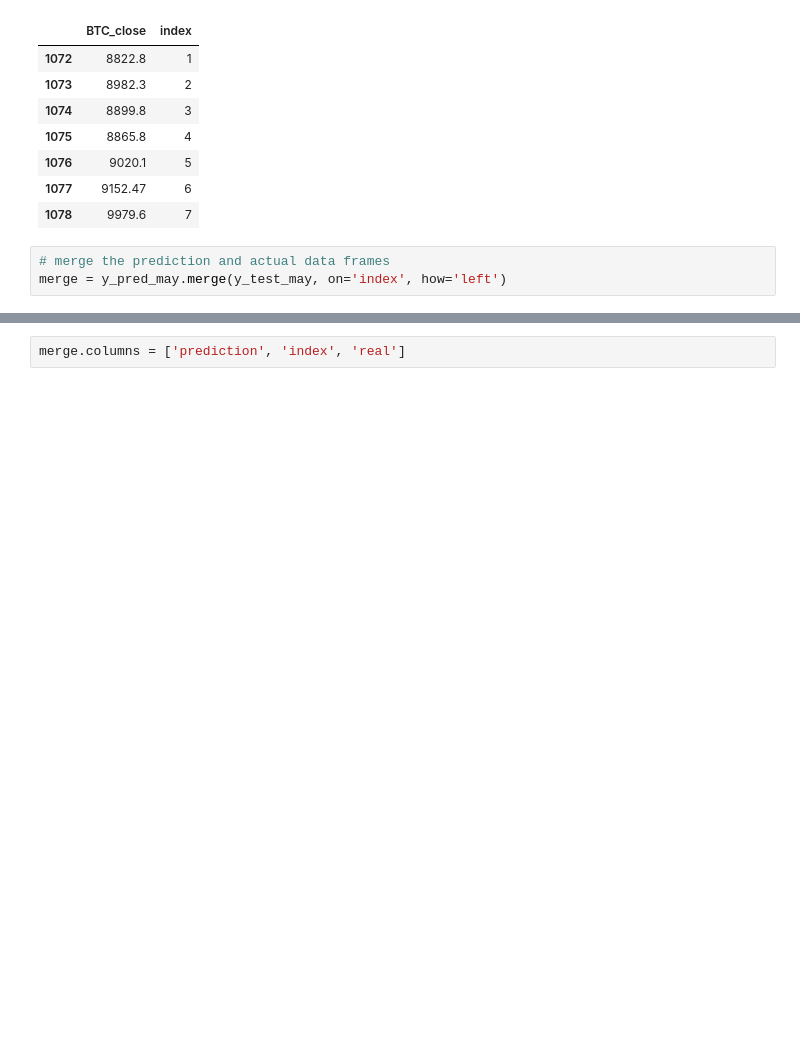
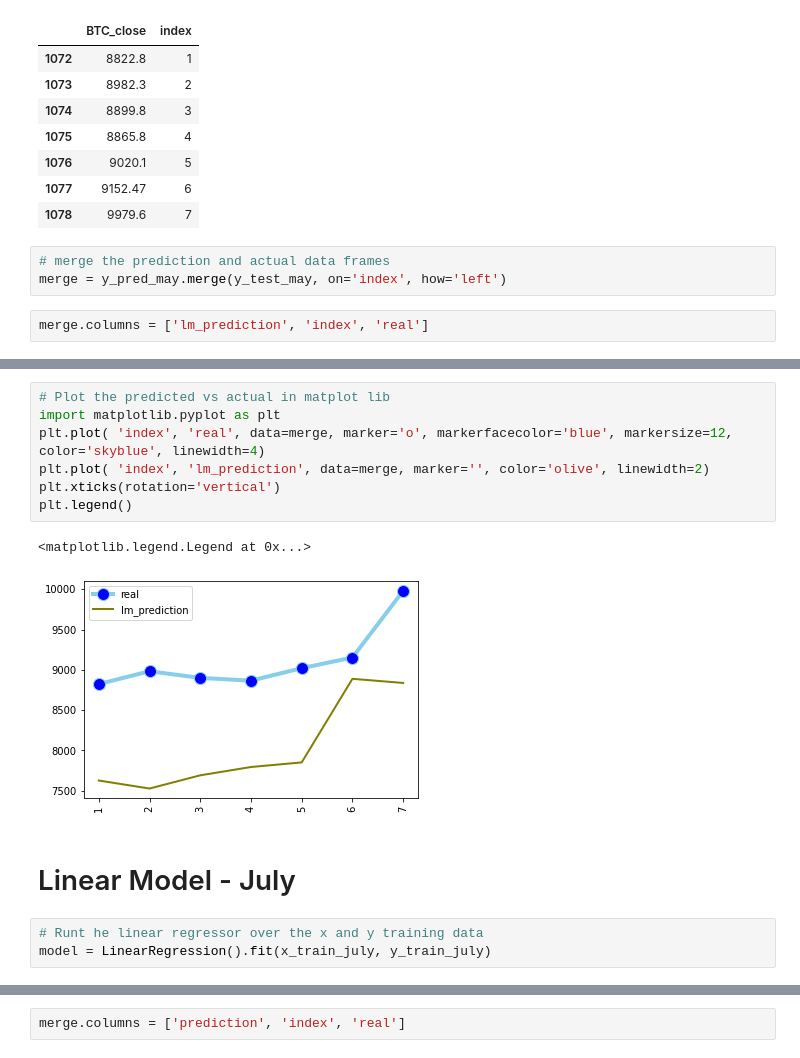
Before and after one commit to DonaldTurton/iLab2, a Jupyter notebook: Mdoelling_1.ipynb, the cells around one changed output, grey strips where cells are left out. Cells and saved outputs as stored; diff of their text form; blank space fills up the shorter version.

```diff
--- a/Mdoelling_1.ipynb
+++ b/Mdoelling_1.ipynb
@@ -374,3 +374,5 @@ y_test_may
 # %%
 # merge the prediction and actual data frames
 merge = y_pred_may.merge(y_test_may, on='index', how='left')
+# %%
+merge.columns = ['lm_prediction', 'index', 'real']
@@ -376,0 +403,15 @@ merge = y_pred_may.merge(y_test_may, on='index', how='left')
+# %%
+# Plot the predicted vs actual in matplot lib
+import matplotlib.pyplot as plt
+plt.plot( 'index', 'real', data=merge, marker='o', markerfacecolor='blue', markersize=12, color='skyblue', linewidth=4)
+plt.plot( 'index', 'lm_prediction', data=merge, marker='', color='olive', linewidth=2)
+plt.xticks(rotation='vertical')
+plt.legend()
+# %% [output]
+<matplotlib.legend.Legend at 0x...>
+[figure, added]
+# %% [markdown]
+# Linear Model - July
+# %%
+# Runt he linear regressor over the x and y training data
+model = LinearRegression().fit(x_train_july, y_train_july)
```
Also changed, not shown: parts of 31 cells of this notebook.
